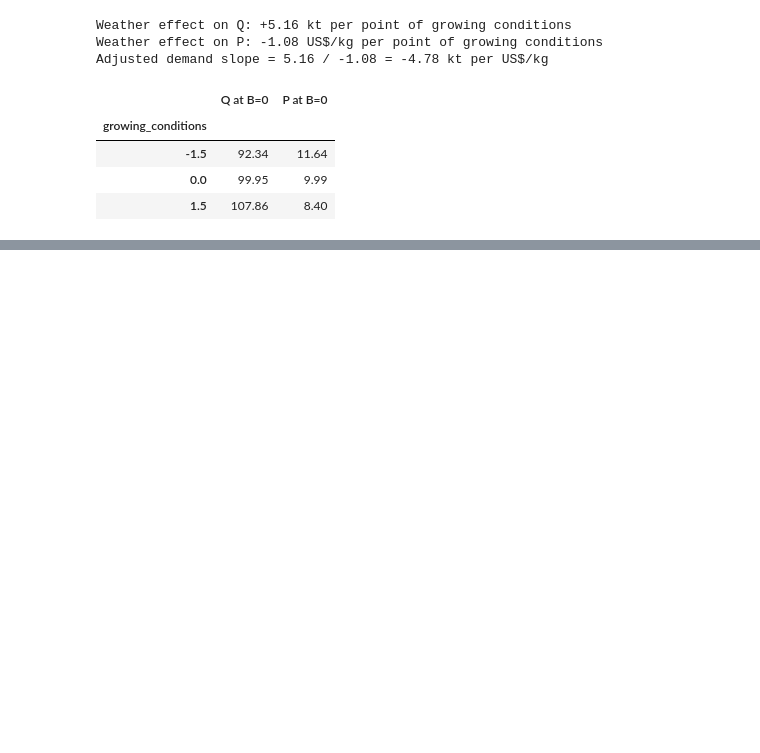
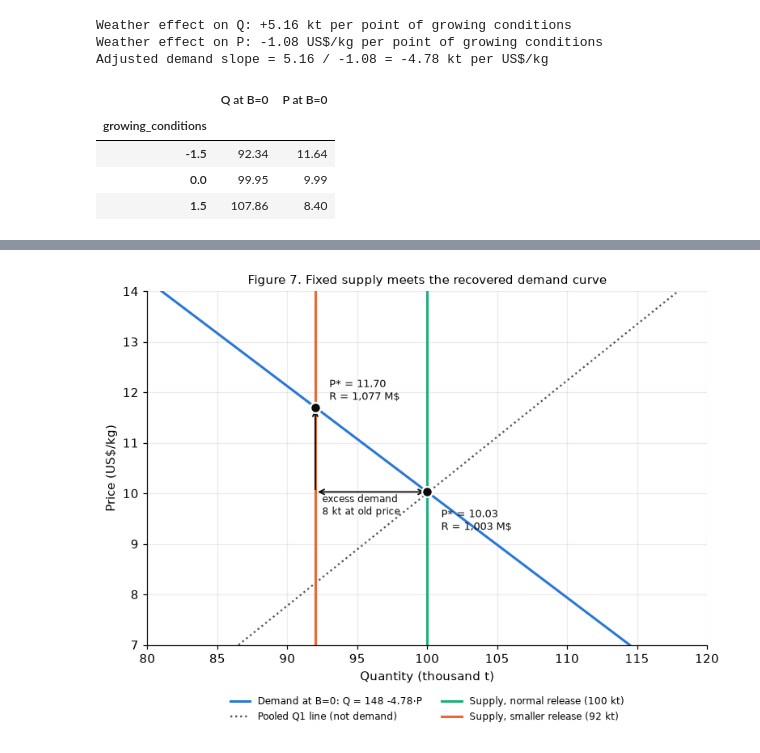
Before and after one commit to jimivanbladeren/Assignment3_economics, a Jupyter notebook: Moises_playground.ipynb, the cells around one changed output, grey strips where cells are left out. Cells and saved outputs as stored; diff of their text form; code cells hidden in the pictures; blank space fills up the shorter version.

```diff
--- a/Moises_playground.ipynb
+++ b/Moises_playground.ipynb
@@ -387,0 +472,13 @@ coff_for_sc = pd.read_csv('data/coffee_forecast_scenarios.csv')
+# %%
+n, s = pred.set_index("scenario").loc["Normal release"], pred.set_index("scenario").loc["Smaller release"]
+pct = lambda new, old: 100 * (new / old - 1)
+print(f"Quantity: {pct(s.release_kt, n.release_kt):+.1f}%")
+print(f"Price:    {pct(s.pred_price_usd_kg, n.pred_price_usd_kg):+.1f}%")
+print(f"Revenue:  {pct(s.pred_revenue_musd, n.pred_revenue_musd):+.1f}%")
+
+# The disequilibrium story: harvest falls but price initially stays at the normal level
+P_old = n.pred_price_usd_kg
+desired = a_D + b_D * P_old
+print(f"\nAt the old price {P_old:.2f}: buyers want {desired:.1f} kt but only {s.release_kt:.0f} kt is available "
+      f"→ excess demand of {desired - s.release_kt:.1f} kt")
+print(f"Price rise needed to choke off that excess demand: {(desired - s.release_kt) / -b_D:.2f} US$/kg")
@@ -387,0 +492,23 @@ coff_for_sc = pd.read_csv('data/coffee_forecast_scenarios.csv')
+# %%
+fig, ax = plt.subplots(figsize=(7.2, 5.4))
+pg = np.linspace(7, 14, 50)
+ax.plot(a_D + b_D * pg, pg, color=BLUE, lw=2, label=f"Demand at B=0: Q = {a_D:.0f} {b_D:.2f}·P")
+ax.plot(a_pool + b_pool * pg, pg, color=MUTED, lw=1.5, ls=":", label="Pooled Q1 line (not demand)")
+for Qbar, colr, lab in [(100, AQUA, "Supply, normal release (100 kt)"), (92, ORANGE, "Supply, smaller release (92 kt)")]:
+    ax.axvline(Qbar, color=colr, lw=2, label=lab)
+    P = p_star(Qbar)
+    ax.scatter([Qbar], [P], s=70, color=INK, zorder=5, edgecolor="white", linewidth=1.5)
+    dy = 0.15 if Qbar == 92 else -0.75
+    ax.text(Qbar + 1, P + dy, f"P* = {P:.2f}\nR = {P*Qbar:,.0f} M$", fontsize=8.5, color=INK)
+# excess demand at the old price
+ax.annotate("", xy=(desired, P_old), xytext=(92, P_old),
+            arrowprops=dict(arrowstyle="<->", color=INK, lw=1.2))
+ax.text(92.5, P_old - 0.45, f"excess demand\n{desired - 92:.0f} kt at old price", fontsize=8, color=INK)
+ax.annotate("", xy=(92, p_star(92)), xytext=(92, P_old), arrowprops=dict(arrowstyle="->", color=INK, lw=1.2))
+ax.set_xlim(80, 120); ax.set_ylim(7, 14)
+ax.set_xlabel("Quantity (thousand t)"); ax.set_ylabel("Price (US$/kg)")
+ax.set_title("Figure 7. Fixed supply meets the recovered demand curve", fontsize=10)
+ax.legend(frameon=False, fontsize=8, loc="upper center", bbox_to_anchor=(0.5, -0.12), ncol=2)
+fig.tight_layout(); plt.show()
+# %% [output]
+[figure, added]
```
Also changed, not shown: parts of 19 cells of this notebook.
